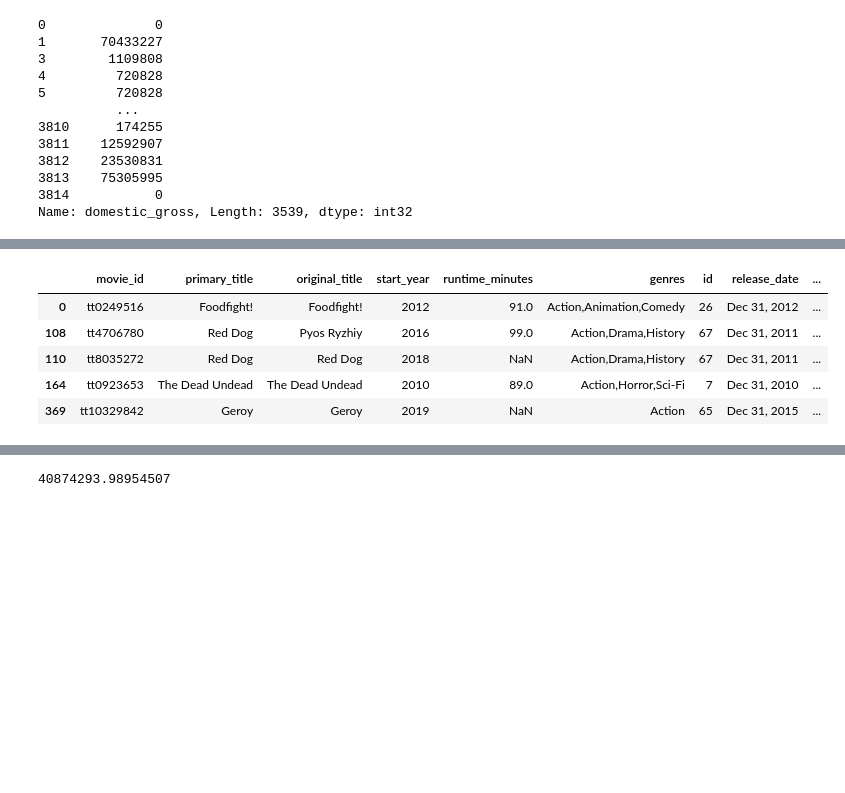
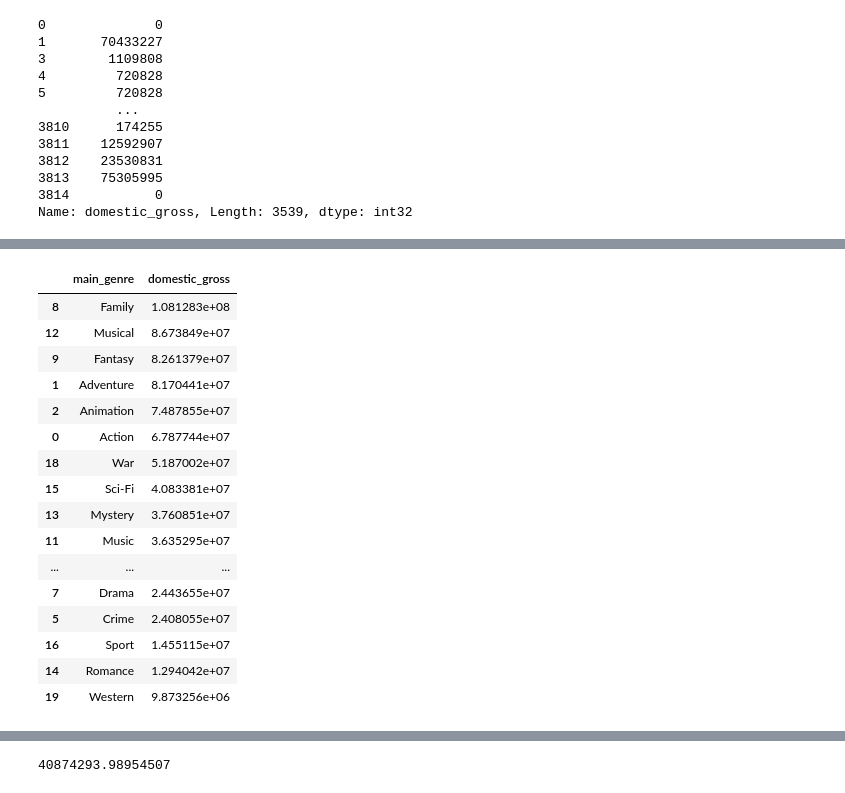
Before and after one commit to harte3/Flatiron-Capstone-Group-2, a Jupyter notebook: notebooks/alivia-vaia/Genre and Revenue.ipynb, the cells around one changed output, grey strips where cells are left out. Cells and saved outputs as stored; diff of their text form; code cells hidden in the pictures; blank space fills up the shorter version.

```diff
--- a/notebooks/alivia-vaia/Genre and Revenue.ipynb
+++ b/notebooks/alivia-vaia/Genre and Revenue.ipynb
@@ -184,11 +228,24 @@ Name: domestic_gross, Length: 3539, dtype: int32
 # %%
+# get mean revenue per each genre
+movies_df_test = movies_df.groupby(['main_genre'])['domestic_gross'].mean().reset_index()
 # sort data frame to ensure that the visualization is in order
-sorted_movies_df = movies_df.sort_values(['main_genre','domestic_gross'], ascending=True)
-sorted_movies_df.head()
+movies_df_test = movies_df_test.sort_values(by='domestic_gross', ascending=False)
+movies_df_test
 # %% [output]
-|  | movie_id | primary_title | original_title | start_year | runtime_minutes | genres | id | release_date | ... |
-| 0 | tt0249516 | Foodfight! | Foodfight! | 2012 | 91.0 | Action,Animation,Comedy | 26 | Dec 31, 2012 | ... |
-| 108 | tt4706780 | Red Dog | Pyos Ryzhiy | 2016 | 99.0 | Action,Drama,History | 67 | Dec 31, 2011 | ... |
-| 110 | tt8035272 | Red Dog | Red Dog | 2018 | NaN | Action,Drama,History | 67 | Dec 31, 2011 | ... |
-| 164 | tt0923653 | The Dead Undead | The Dead Undead | 2010 | 89.0 | Action,Horror,Sci-Fi | 7 | Dec 31, 2010 | ... |
-| 369 | tt10329842 | Geroy | Geroy | 2019 | NaN | Action | 65 | Dec 31, 2015 | ... |
+|  | main_genre | domestic_gross |
+| 8 | Family | 1.081283e+08 |
+| 12 | Musical | 8.673849e+07 |
+| 9 | Fantasy | 8.261379e+07 |
+| 1 | Adventure | 8.170441e+07 |
+| 2 | Animation | 7.487855e+07 |
+| 0 | Action | 6.787744e+07 |
+| 18 | War | 5.187002e+07 |
+| 15 | Sci-Fi | 4.083381e+07 |
+| 13 | Mystery | 3.760851e+07 |
+| 11 | Music | 3.635295e+07 |
+| ... | ... | ... |
+| 7 | Drama | 2.443655e+07 |
+| 5 | Crime | 2.408055e+07 |
+| 16 | Sport | 1.455115e+07 |
+| 14 | Romance | 1.294042e+07 |
+| 19 | Western | 9.873256e+06 |
```
Also changed, not shown: parts of 37 cells of this notebook.
